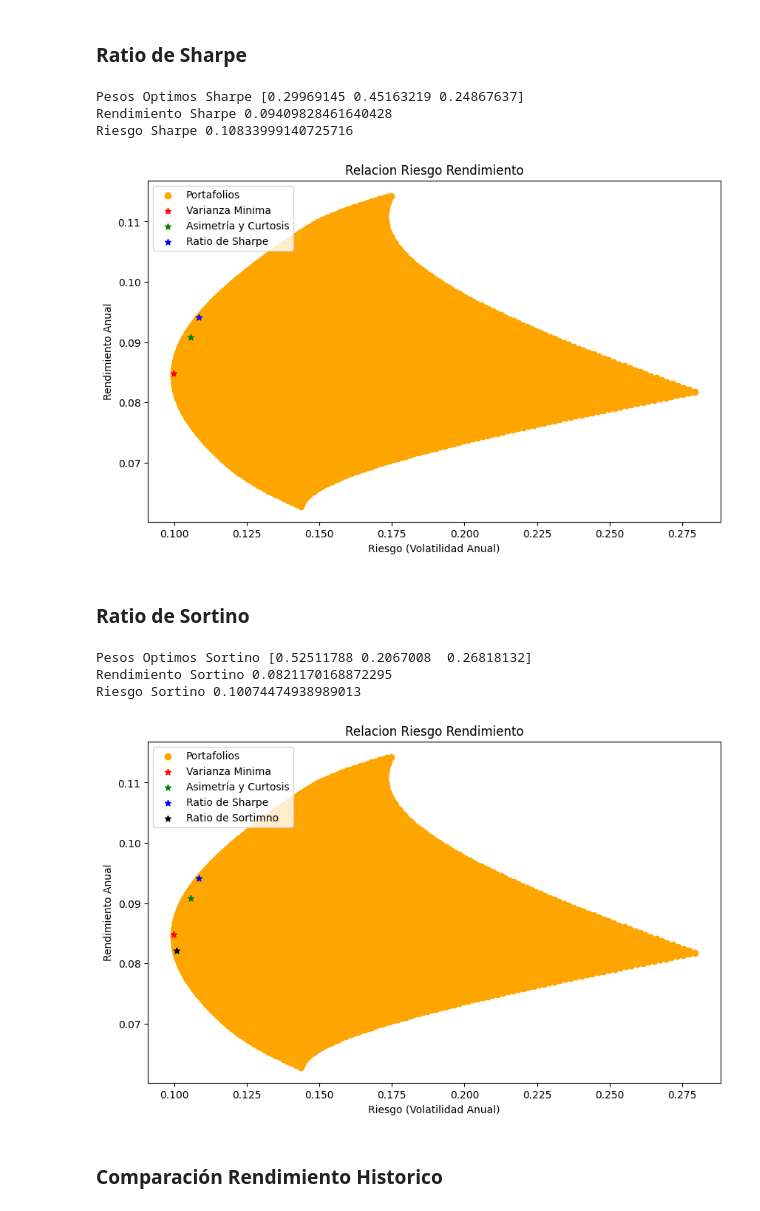
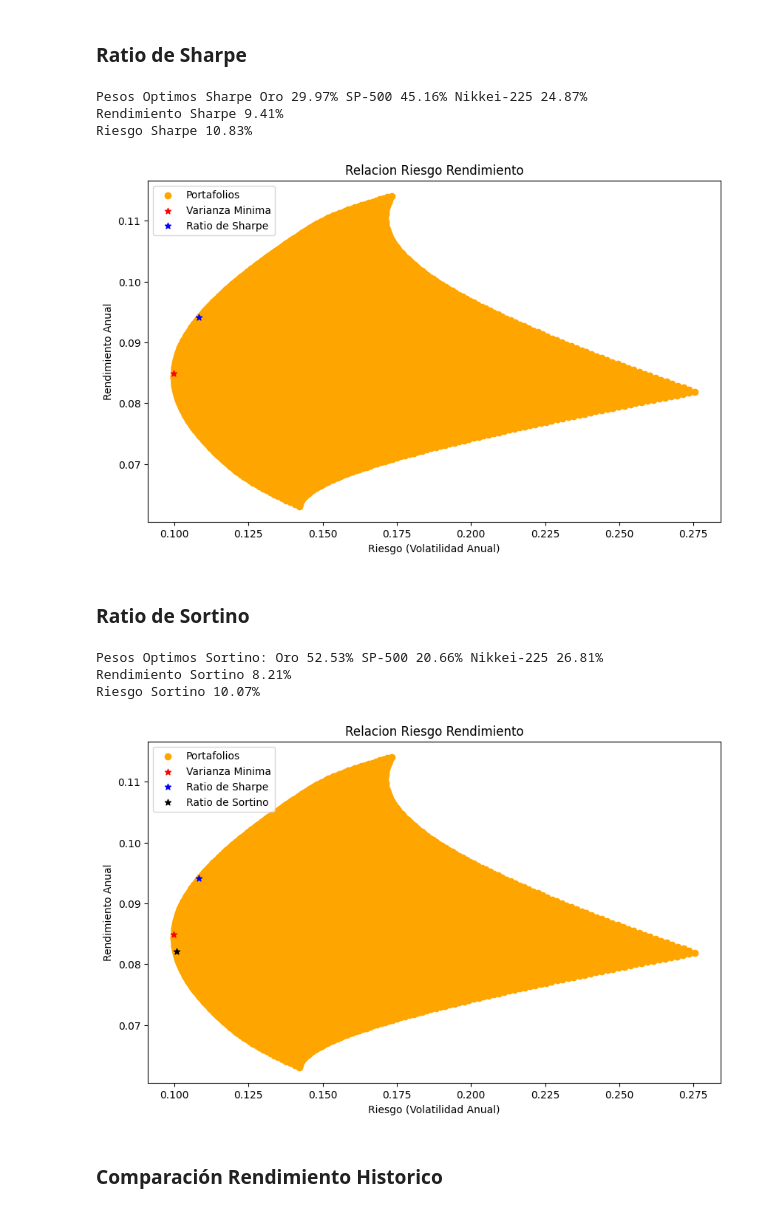
Before and after one commit to Axel9994/Optimizaci-n-de-Portafolio-en-Python, a Jupyter notebook: Optimizacion de Portafolio en Python.ipynb, the cells around one changed output. Cells and saved outputs as stored; diff of their text form; code cells hidden in the pictures.

```diff
--- a/Optimizacion de Portafolio en Python.ipynb
+++ b/Optimizacion de Portafolio en Python.ipynb
@@ -14,6 +14,7 @@ import pandas as pd
 from scipy.optimize import minimize
 
 data = yf.download(['GC=F', '^N225', '^GSPC'], start='2014-01-01', end='2024-01-01', auto_adjust=False)['Close']
+data.columns = ["Oro", "SP-500", "Nikkei-225"]
 # %% [output]
 [*********************100%***********************]  3 of 3 completed
 # %%
@@ -98,8 +91,8 @@ rendimientos = []
 riesgos = []
 portafolios = []
 
-pesos_oro = np.linspace(0, 1, 101)
-pesos_nikkei = np.linspace(0, 1, 101)
+pesos_oro = np.linspace(0, 0.99, 100)
+pesos_nikkei = np.linspace(0, 0.99, 100)
 for po in pesos_oro:
     for pp in pesos_nikkei:
         w1 = po
@@ -219,15 +183,0 @@ def restriccion_pesos_positivos(w):
-# %%
-retornos_diarios = data.pct_change().dropna()
-y = retornos_diarios.values
-
-resultado = minimize(
-    objetivo,
-    pesos_iniciales,
-    args=(y,),
-    method="SLSQP",
-    bounds=limites,
-    constraints=restricciones
-)
-
-pesos_asimetria = resultado.x
-print("Pesos optimos para Criterio de Asimetría y Curtosis: {0}".format(pesos_asimetria))
@@ -284,18 +209,17 @@ resultado = minimize(
 
 pesos_sharpe = resultado.x
 rendimiento_sharpe, riesgo_sharpe = rendimiento_riesgo(pesos_sharpe, rendimiento_anualizado, covarianza_anualizada)
-print("Pesos Optimos Sharpe {0}".format(pesos_sharpe))
-print("Rendimiento Sharpe {0}".format(rendimiento_sharpe))
-print("Riesgo Sharpe {0}".format(riesgo_sharpe))
+print("Pesos Optimos Sharpe Oro {:.2%} SP-500 {:.2%} Nikkei-225 {:.2%}".format(pesos_sharpe[0], pesos_sharpe[1], pesos_sharpe[2]))
+print("Rendimiento Sharpe {:.2%}".format(rendimiento_sharpe))
+print("Riesgo Sharpe {:.2%}".format(riesgo_sharpe))
 # %% [output]
-Pesos Optimos Sharpe [0.29969145 0.45163219 0.24867637]
-Rendimiento Sharpe 0.09409828461640428
-Riesgo Sharpe 0.10833999140725716
+Pesos Optimos Sharpe Oro 29.97% SP-500 45.16% Nikkei-225 24.87%
+Rendimiento Sharpe 9.41%
+Riesgo Sharpe 10.83%
 # %%
 plt.figure(figsize=(10, 6))
 plt.scatter(riesgos, rendimientos, label="Portafolios", color="orange")
 plt.scatter(riesgo_min_var, rendimiento_min_var, label="Varianza Minima", color="red", marker="*")
-plt.scatter(riesgo_asimetria, rendimiento_asimetria, label="Asimetría y Curtosis", color="green", marker="*")
 plt.scatter(riesgo_sharpe, rendimiento_sharpe, label="Ratio de Sharpe", color="blue", marker="*")
 
 plt.title("Relacion Riesgo Rendimiento")
@@ -305,7 +229,7 @@ plt.legend(loc="upper left")
 
 plt.show()
 # %% [output]
-[figure, old version]
+[figure, new version]
 # %% [markdown]
 ### Ratio de Sortino
 # %%
@@ -341,29 +265,28 @@ resultado = minimize(
 
 pesos_sortino = resultado.x
 rendimiento_sortino, riesgo_sortino = rendimiento_riesgo(pesos_sortino, rendimiento_anualizado, covarianza_anualizada)
-print("Pesos Optimos Sortino {0}".format(pesos_sortino))
-print("Rendimiento Sortino {0}".format(rendimiento_sortino))
-print("Riesgo Sortino {0}".format(riesgo_sortino))
+print("Pesos Optimos Sortino: Oro {:.2%} SP-500 {:.2%} Nikkei-225 {:.2%}".format(pesos_sortino[0], pesos_sortino[1], pesos_sortino[2]))
+print("Rendimiento Sortino {:.2%}".format(rendimiento_sortino))
+print("Riesgo Sortino {:.2%}".format(riesgo_sortino))
 # %% [output]
-Pesos Optimos Sortino [0.52511788 0.2067008  0.26818132]
-Rendimiento Sortino 0.0821170168872295
-Riesgo Sortino 0.10074474938989013
+Pesos Optimos Sortino: Oro 52.53% SP-500 20.66% Nikkei-225 26.81%
+Rendimiento Sortino 8.21%
+Riesgo Sortino 10.07%
 # %%
 plt.figure(figsize=(10, 6))
 plt.scatter(riesgos, rendimientos, label="Portafolios", color="orange")
 plt.scatter(riesgo_min_var, rendimiento_min_var, label="Varianza Minima", color="red", marker="*")
-plt.scatter(riesgo_asimetria, rendimiento_asimetria, label="Asimetría y Curtosis", color="green", marker="*")
 plt.scatter(riesgo_sharpe, rendimiento_sharpe, label="Ratio de Sharpe", color="blue", marker="*")
-plt.scatter(riesgo_sortino, rendimiento_sortino, label="Ratio de Sortimno", color="black", marker="*")
+plt.scatter(riesgo_sortino, rendimiento_sortino, label="Ratio de Sortino", color="black", marker="*")
 
 plt.title("Relacion Riesgo Rendimiento")
 plt.xlabel("Riesgo (Volatilidad Anual)")
 plt.ylabel("Rendimiento Anual")
 plt.legend(loc="upper left")
 
 plt.show()
 # %% [output]
-[figure, old version]
+[figure, new version]
 # %% [markdown]
 ### Comparación Rendimiento Historico
 # %%
```
Also changed, not shown: parts of 25 cells of this notebook.
